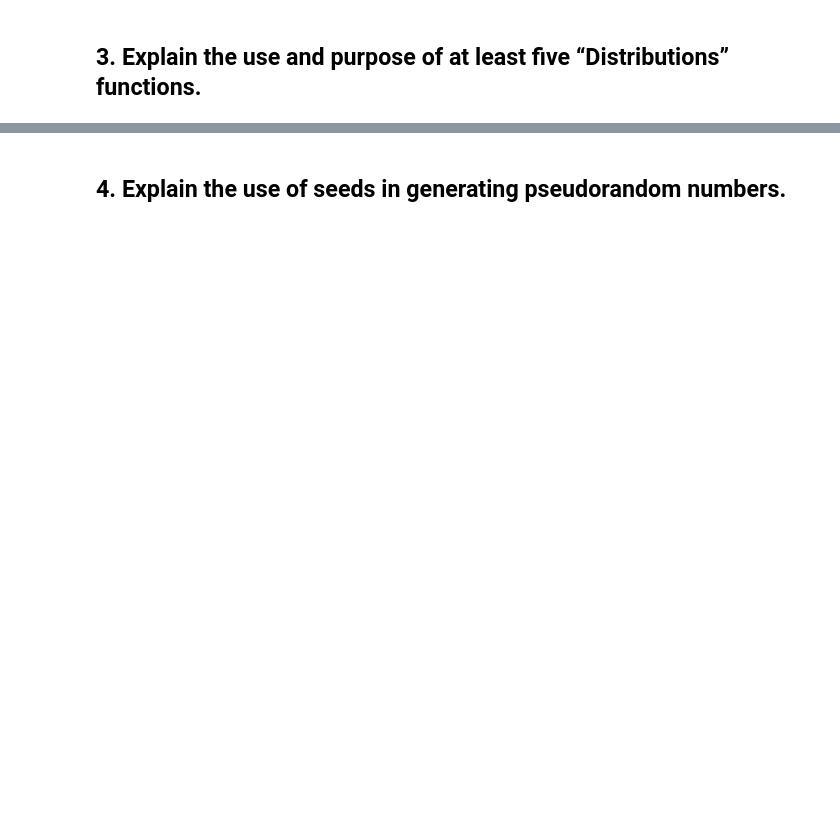
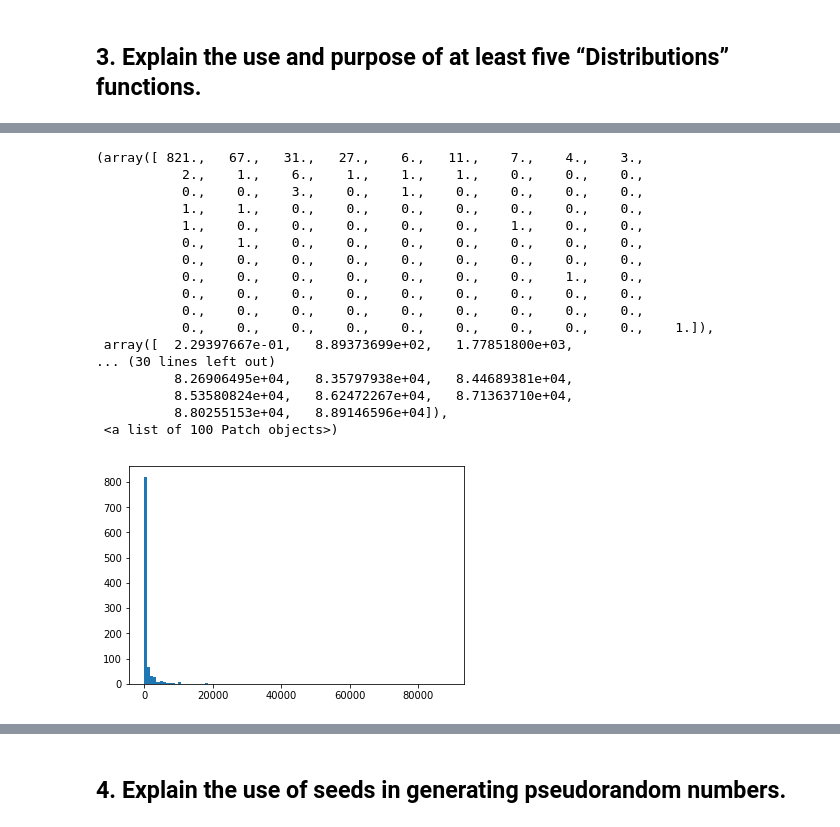
Before and after one commit to MKelly1303/GMIT_52465_Prog_Assignment1, a Jupyter notebook: 52465-Assignment_1_Mark_Kelly.ipynb, the cells around one changed output, grey strips where cells are left out. Drawn from its saved outputs; the diff is of its cells as text; code cells hidden in the pictures; blank space fills up the shorter version.

```diff
--- a/52465-Assignment_1_Mark_Kelly.ipynb
+++ b/52465-Assignment_1_Mark_Kelly.ipynb
@@ -68,0 +131,23 @@ plt.hist(x)
+# %%
+ln = np.random.lognormal(5,2,1000)
+# %%
+plt.hist(ln, 100)
+# %% [output]
+(array([ 821.,   67.,   31.,   27.,    6.,   11.,    7.,    4.,    3.,
+           2.,    1.,    6.,    1.,    1.,    1.,    0.,    0.,    0.,
+           0.,    0.,    3.,    0.,    1.,    0.,    0.,    0.,    0.,
+           1.,    1.,    0.,    0.,    0.,    0.,    0.,    0.,    0.,
+           1.,    0.,    0.,    0.,    0.,    0.,    1.,    0.,    0.,
+           0.,    1.,    0.,    0.,    0.,    0.,    0.,    0.,    0.,
+           0.,    0.,    0.,    0.,    0.,    0.,    0.,    0.,    0.,
+           0.,    0.,    0.,    0.,    0.,    0.,    0.,    1.,    0.,
+           0.,    0.,    0.,    0.,    0.,    0.,    0.,    0.,    0.,
+           0.,    0.,    0.,    0.,    0.,    0.,    0.,    0.,    0.,
+           0.,    0.,    0.,    0.,    0.,    0.,    0.,    0.,    0.,    1.]),
+ array([  2.29397667e-01,   8.89373699e+02,   1.77851800e+03,
+... (30 lines left out)
+          8.26906495e+04,   8.35797938e+04,   8.44689381e+04,
+          8.53580824e+04,   8.62472267e+04,   8.71363710e+04,
+          8.80255153e+04,   8.89146596e+04]),
+ <a list of 100 Patch objects>)
+[figure, added]
```
Also changed, not shown: parts of 20 cells of this notebook.
